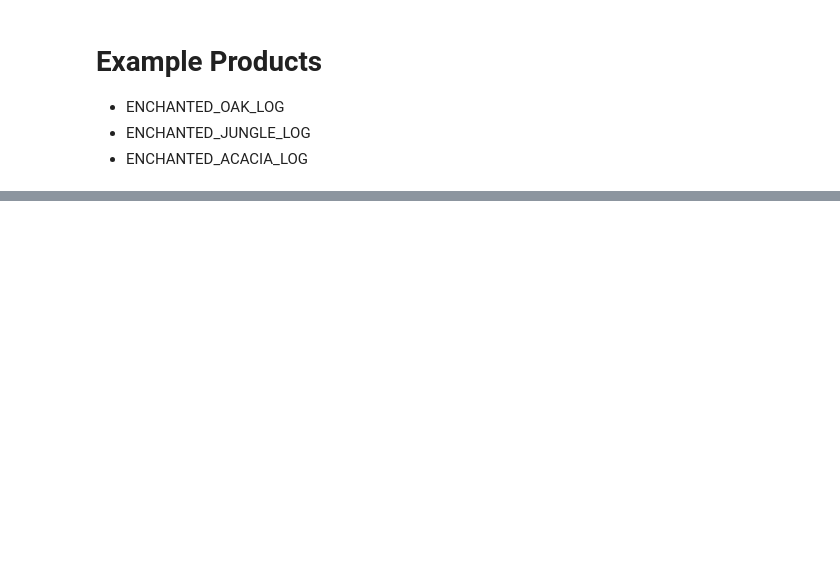
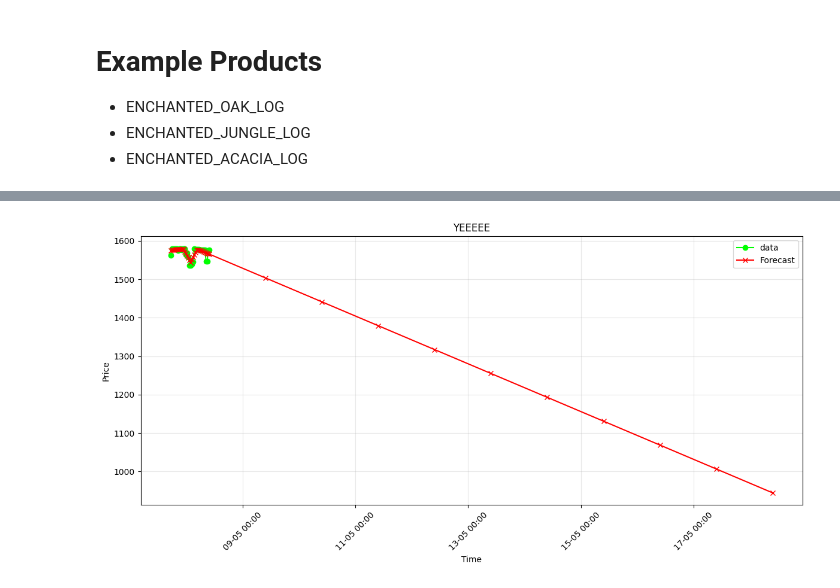
Before and after one commit to hannesmoehring/hypixel_bazaar, a Jupyter notebook: notebook.ipynb, the cells around one changed output, grey strips where cells are left out. Cells and saved outputs as stored; diff of their text form; code cells hidden in the pictures; blank space fills up the shorter version.

```diff
--- a/notebook.ipynb
+++ b/notebook.ipynb
@@ -34,0 +103,34 @@ mathing.fft_analysis(df, "ENCHANTED_OAK_LOG", "inst_buyPrice")
+# %%
+plt.figure(figsize=(12, 6))
+
+plt.plot(
+    temp["ds"],
+    temp["y"],
+    marker="o",
+    linestyle="-",
+    label="data",
+    color="lime",
+)
+
+plt.plot(
+    forecast["ds"],
+    forecast["trend"],
+    marker="x",
+    linestyle="-",
+    label="Forecast",
+    color="red",
+)
+
+plt.title(f"YEEEEE")
+plt.xlabel("Time")
+plt.ylabel("Price")
+plt.grid(True, alpha=0.3)
+plt.legend()
+
+plt.gca().xaxis.set_major_formatter(mdates.DateFormatter("%d-%m %H:%M"))
+plt.xticks(rotation=45)
+plt.tight_layout()
+
+plt.show()
+# %% [output]
+[figure, added]
```
Also changed, not shown: parts of 10 cells of this notebook, 3 other files.
